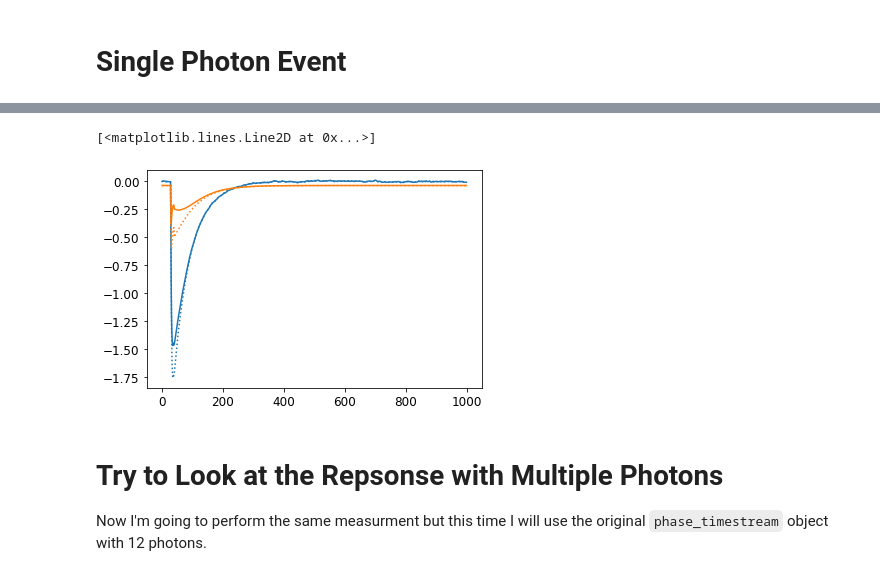
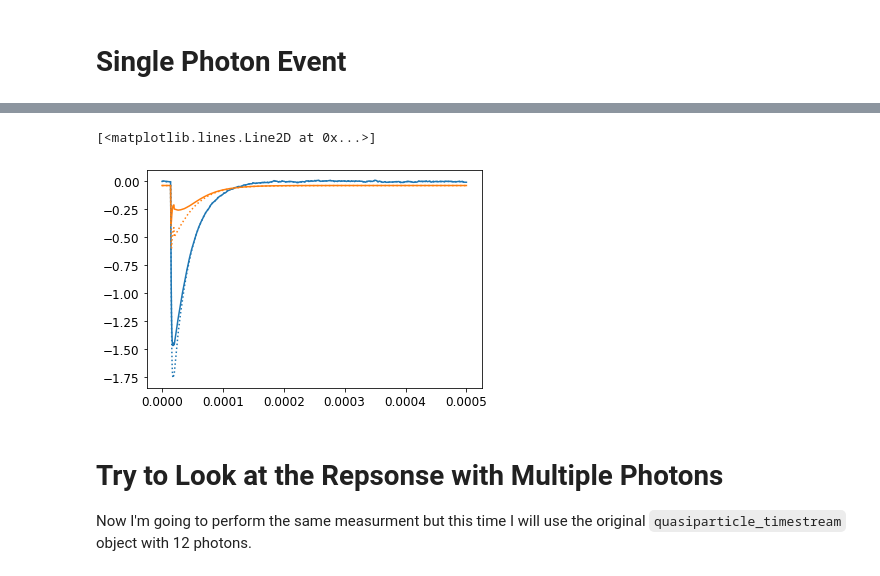
Before and after one commit to MazinLab/MKIDReadoutAnalysis, a Jupyter notebook: Example.ipynb, the cells around one changed output, grey strips where cells are left out. Drawn from its saved outputs; the diff is of its cells as text; code cells hidden in the pictures.

Commit message:
single and multi-photon response working. Working on adding in amp and line noise.

```diff
--- a/Example.ipynb
+++ b/Example.ipynb
@@ -10,7 +10,7 @@ import copy
 %matplotlib inline
 # %%
 # Generate a timestream proportional to the change in quasiparticle density
-quasiparticle_timestream = QuasiparticleTimeStream(fs = 2e6, ts = 1e3)
+quasiparticle_timestream = QuasiparticleTimeStream(fs = 2e6, ts = 10000e-6)
 # %%
 # Plot the raw data
 quasiparticle_timestream.plot_timeseries(quasiparticle_timestream.data)
@@ -48,9 +52,9 @@ quasiparticle_timestream.plot_timeseries(quasiparticle_timestream.data)
 # Resonator
 # %%
 # Create resonator and compute S21
-resonator = Resonator()
-rf = RFElectronics()
-freq = FrequencyGrid()
+resonator = Resonator(f0=4.0012e9, qi=200000, qc=15000, xa=1e-9, a=0, tls_scale=1e4)
+rf = RFElectronics(gain=(3.0, 0, 0), phase_delay=0, cable_delay=50e-9)
+freq = FrequencyGrid( fc=4.0012e9, points=1000, span=500e6)
 sweep = ResonatorSweep(resonator, freq, rf)
 # %%
 # Plot S21
@@ -67,8 +71,8 @@ def pulse(t, t0, tf=30):
     p[t >= t0] = -np.exp(-(t[t >= t0] - t0) / tf)
     return p
 
-t = np.linspace(0, 500, 1000)  # in us
-photon = pulse(t, 20, tf=30)
+t = np.linspace(0, 500, 1000)*1e-6  # in sec
+photon = pulse(t, 20e-6, tf=30e-6)
 
 qp_timestream_single = copy.deepcopy(quasiparticle_timestream)
 qp_timestream_single.tvec = t
@@ -83,15 +89,15 @@ theta1, d1 = lit_res_measurment.basic_coordinate_transformation()
 theta2, d2 = lit_res_measurment.nick_coordinate_transformation()
 # %%
 fig, axes = plt.subplots()
-axes.plot(theta1, color='C0')
-axes.plot(d1, color='C1')
-axes.plot(theta2, linestyle=":", color='C0')
-axes.plot(d2, linestyle=':', color='C1')
+axes.plot(t, theta1, color='C0')
+axes.plot(t, d1, color='C1')
+axes.plot(t, theta2, linestyle=":", color='C0')
+axes.plot(t, d2, linestyle=':', color='C1')
 # %% [output]
 [<matplotlib.lines.Line2D at 0x...>]
-[figure, old version]
+[figure, new version]
 # %% [markdown]
 # Try to Look at the Repsonse with Multiple Photons
-Now I'm going to perform the same measurment but this time I will use the original `phase_timestream` object with 12 photons.
+Now I'm going to perform the same measurment but this time I will use the original `quasiparticle_timestream` object with 12 photons.
 # %%
 lit_res_measurment = ReadoutPhotonResonator(resonator, quasiparticle_timestream, freq, rf)
```
Also changed, not shown: parts of 20 cells of this notebook, 2 other files.
